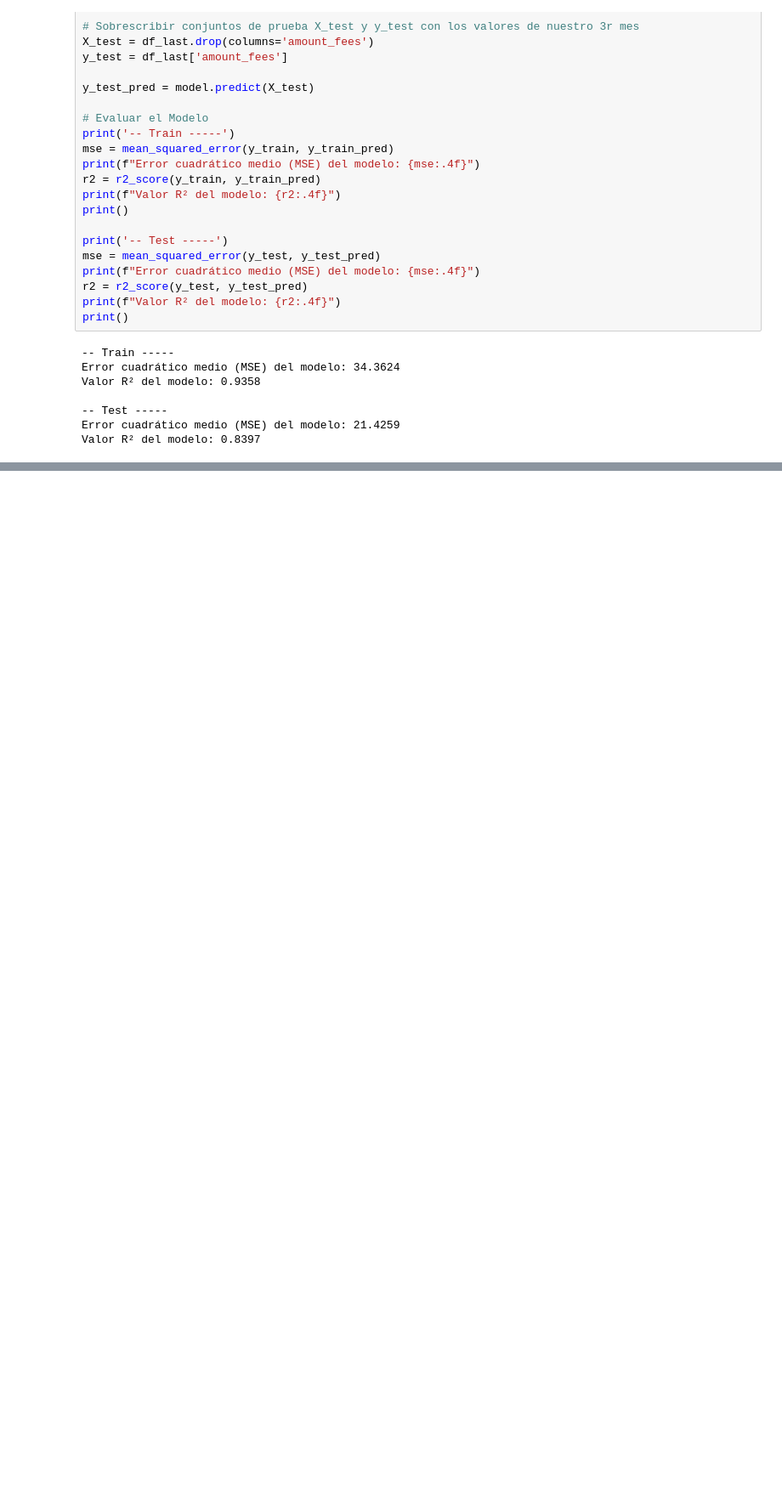
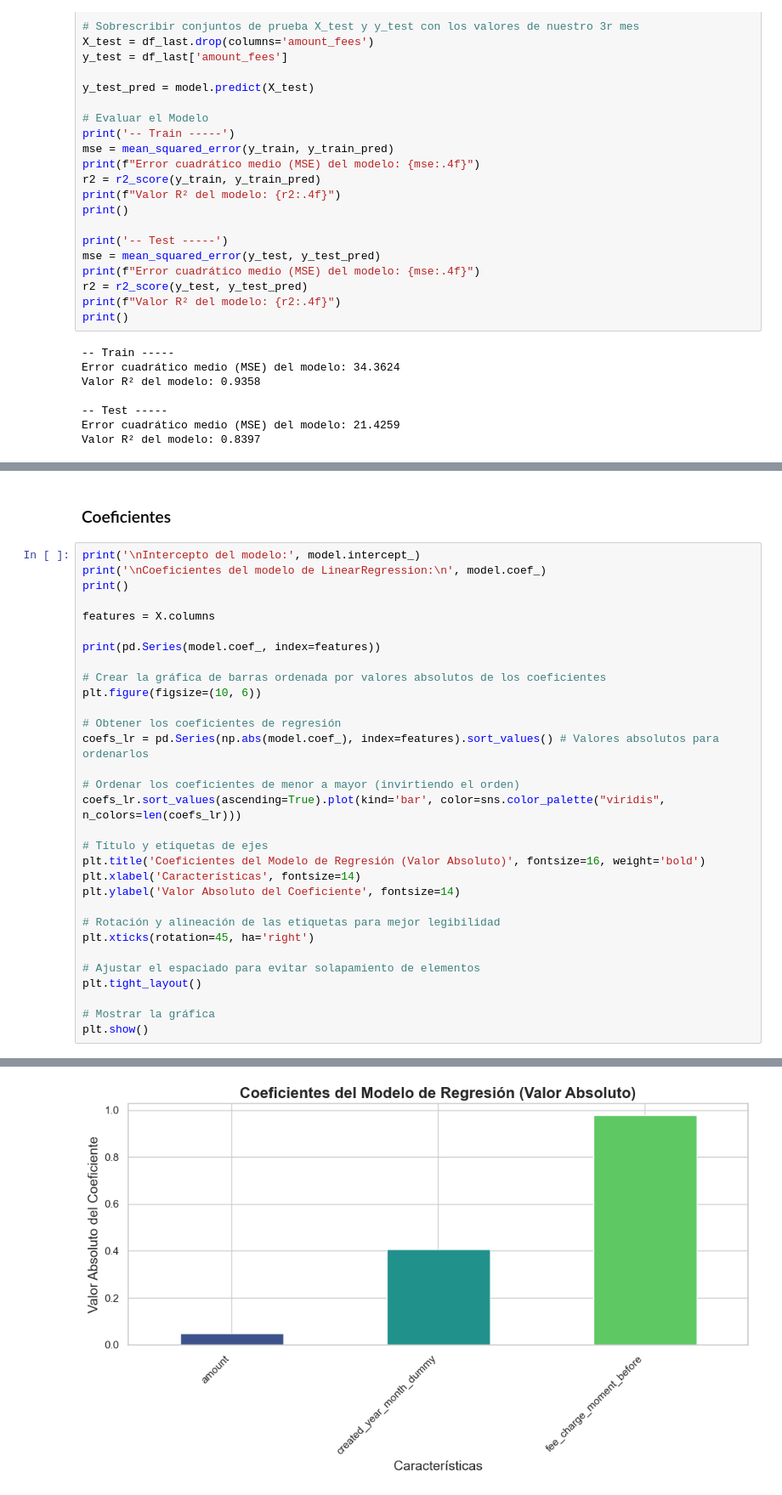
Before and after one commit to DataScience-UOC-projects/monayvi, a Jupyter notebook: notebooks/regresion.ipynb, the cells around one changed output, grey strips where cells are left out. Shown: that part at 85% size. Cells and saved outputs as stored; diff of their text form; blank space fills up the shorter version.

Commit message:
Añade LinearRegression y completa README

```diff
--- a/notebooks/regresion.ipynb
+++ b/notebooks/regresion.ipynb
@@ -282,0 +347,34 @@ Valor R² del modelo: 0.8397
+# %% [markdown]
+### Coeficientes
+# %%
+print('\nIntercepto del modelo:', model.intercept_)
+print('\nCoeficientes del modelo de LinearRegression:\n', model.coef_)
+print()
+
+features = X.columns
+
+print(pd.Series(model.coef_, index=features))
+
+# Crear la gráfica de barras ordenada por valores absolutos de los coeficientes
+plt.figure(figsize=(10, 6))
+
+# Obtener los coeficientes de regresión
+coefs_lr = pd.Series(np.abs(model.coef_), index=features).sort_values() # Valores absolutos para ordenarlos
+
+# Ordenar los coeficientes de menor a mayor (invirtiendo el orden)
+coefs_lr.sort_values(ascending=True).plot(kind='bar', color=sns.color_palette("viridis", n_colors=len(coefs_lr)))
+
+# Título y etiquetas de ejes
+plt.title('Coeficientes del Modelo de Regresión (Valor Absoluto)', fontsize=16, weight='bold')
+plt.xlabel('Características', fontsize=14)
+plt.ylabel('Valor Absoluto del Coeficiente', fontsize=14)
+
+# Rotación y alineación de las etiquetas para mejor legibilidad
+plt.xticks(rotation=45, ha='right')
+
+# Ajustar el espaciado para evitar solapamiento de elementos
+plt.tight_layout()
+
+# Mostrar la gráfica
+plt.show()
+# %% [output]
@@ -282,0 +390 @@ Valor R² del modelo: 0.8397
+[figure, added]
```
Also changed, not shown: parts of 7 cells of this notebook, 20 other files.
